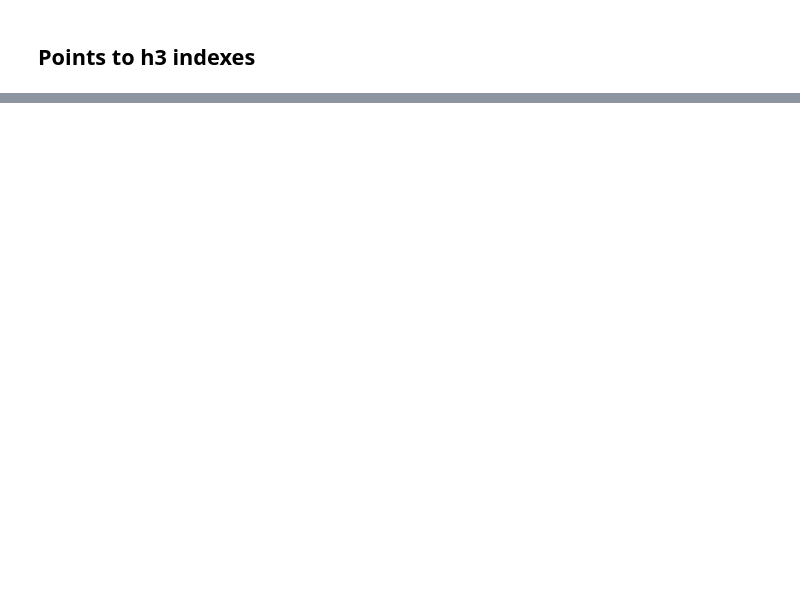
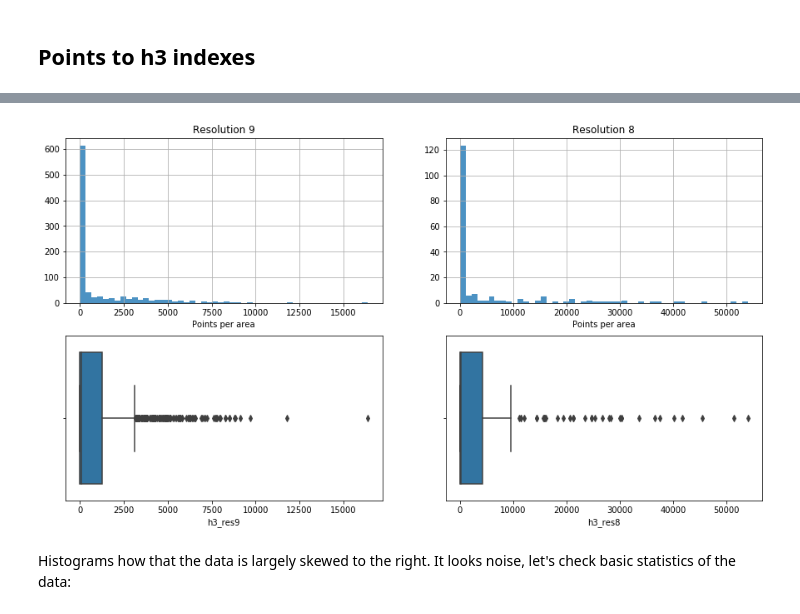
Before and after one commit to sash-ko/ai-transportation, a Jupyter notebook: demand-prediction/2-discrete-areas.ipynb, the cells around one changed output, grey strips where cells are left out. Drawn from its saved outputs; the diff is of its cells as text; code cells hidden in the pictures; blank space fills up the shorter version.

```diff
--- a/demand-prediction/2-discrete-areas.ipynb
+++ b/demand-prediction/2-discrete-areas.ipynb
@@ -123,0 +146,22 @@ m
+# %%
+plt.figure(figsize=(15, 8))
+
+plt.subplot(221)
+plt.title('Resolution 9')
+data.h3_res9.value_counts().hist(bins=50, alpha=0.8);
+plt.xlabel('Points per area')
+
+plt.subplot(223)
+sns.boxplot(data.h3_res9.value_counts());
+
+plt.subplot(222)
+plt.title('Resolution 8')
+data.h3_res8.value_counts().hist(bins=50, alpha=0.8);
+plt.xlabel('Points per area')
+
+plt.subplot(224)
+sns.boxplot(data.h3_res8.value_counts());
+# %% [output]
+[figure, added]
+# %% [markdown]
+Histograms how that the data is largely skewed to the right. It looks noise, let's check basic statistics of the data:
```
Also changed, not shown: parts of 14 cells of this notebook.
